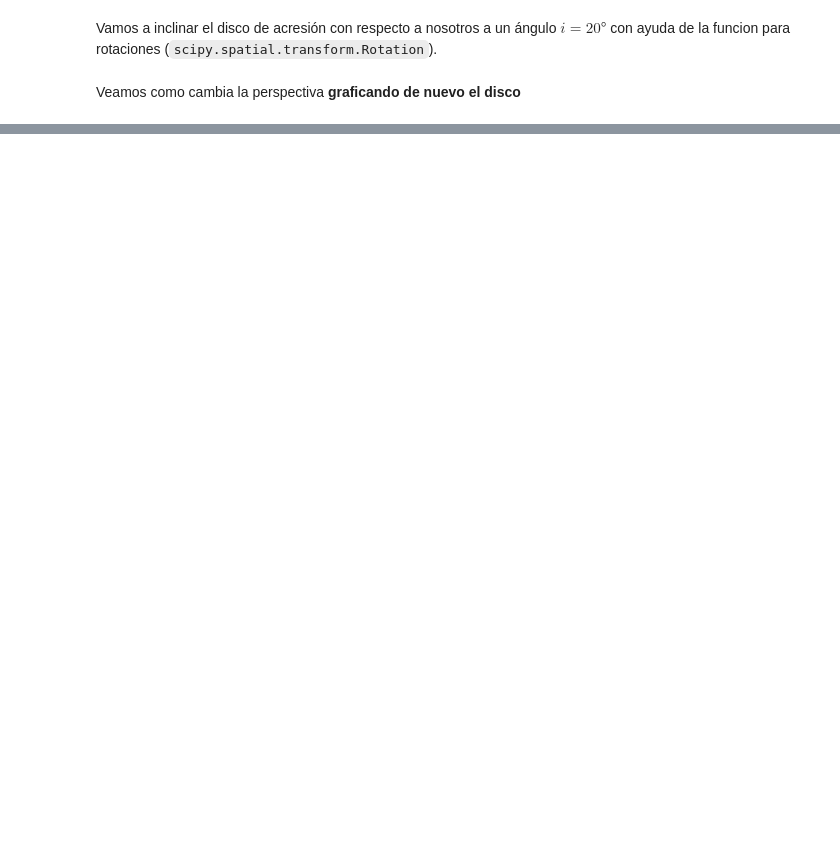
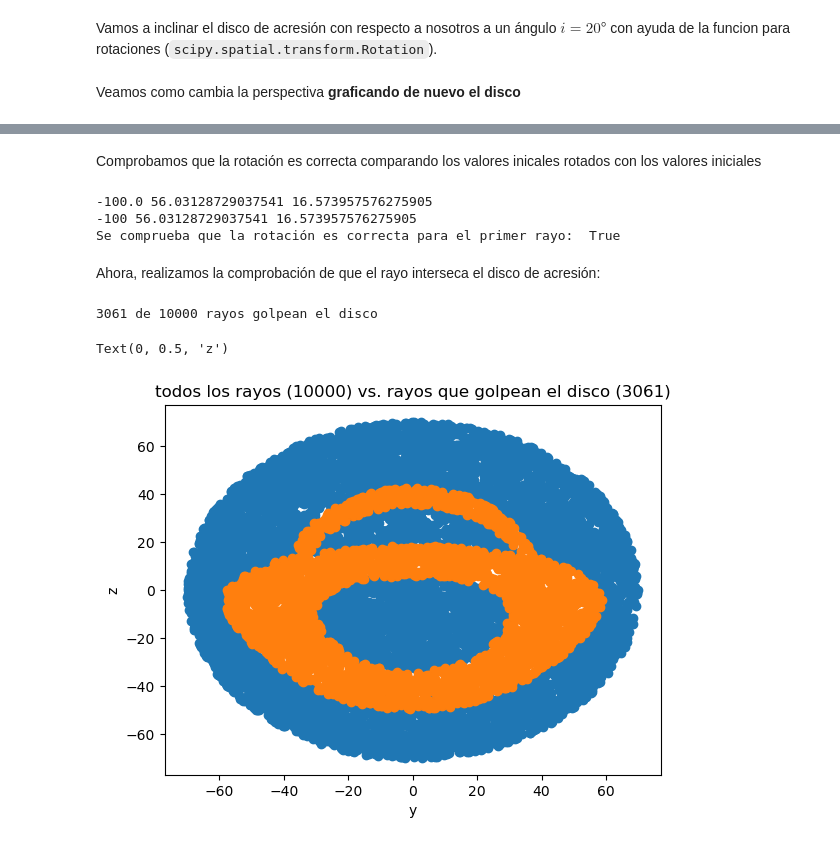
Before and after one commit to davidprez83/Ray_tracing_simulation, a Jupyter notebook: Proyecto_1.ipynb, the cells around one changed output, grey strips where cells are left out. Cells and saved outputs as stored; diff of their text form; code cells hidden in the pictures; blank space fills up the shorter version.

```diff
--- a/Proyecto_1.ipynb
+++ b/Proyecto_1.ipynb
@@ -306,0 +312,5 @@ plt.show()
+# %%
+# Se realiza una funcion de rotacion en el eje x
+R_x_theta = lambda theta: np.array([[1, 0, 0],
+                                    [0, np.cos(theta), -np.sin(theta)],
+                                    [0, np.sin(theta), np.cos(theta)]])
@@ -306,0 +331,55 @@ plt.show()
+# %% [markdown]
+Comprobamos que la rotación es correcta comparando los valores inicales rotados con los valores iniciales
+# %%
+print(xs_rotadas[0][0], ys_rotadas[0][0], zs_rotadas[0][0])
+print(-100, y[0], z[0])
+# Comprobamos que la rotacion es correcta para el primer rayo
+print("Se comprueba que la rotación es correcta para el primer rayo: ", np.allclose(xs_rotadas[0][0], -100) and np.allclose(ys_rotadas[0][0], y[0]) and np.allclose(zs_rotadas[0][0], z[0]))
+# %% [output]
+-100.0 56.03128729037541 16.573957576275905
+-100 56.03128729037541 16.573957576275905
+Se comprueba que la rotación es correcta para el primer rayo:  True
+# %% [markdown]
+Ahora, realizamos la comprobación de que el rayo interseca el disco de acresión:
+# %%
+from scipy.spatial import cKDTree
+
+def intersecta_disco(xs, ys, zs, puntos_disco, d_ave):
+    """
+    Para cada rayo devuelve el radio (respecto al agujero negro) del punto del
+    disco que golpea, o -999 si no lo golpea.
+    xs, ys, zs: listas de arreglos, uno por rayo (trayectorias ya rotadas a 3D)
+    puntos_disco: arreglo (Nd, 3) con el disco ya inclinado
+    """
+
+    N = len(xs)
+    radio_impacto = np.full(N, -999.0)
+    arbol = cKDTree(puntos_disco)            # se construye una sola vez
+
+    for i in range(N):
+        pts = np.column_stack((xs[i], ys[i], zs[i]))
+        # distancia al vecino más cercano de cada punto del rayo;
+        # si no hay ninguno a menos de d_ave, devuelve dist = inf
+        dist, idx = arbol.query(pts, distance_upper_bound=d_ave)
+        golpes = np.where(np.isfinite(dist))[0]
+
+        if golpes.size > 0:
+            primero = golpes[0]              # primer impacto a lo largo del rayo
+            radio_impacto[i] = np.linalg.norm(puntos_disco[idx[primero]])
+
+    return radio_impacto
+
+intersecciones = intersecta_disco(xs_rotadas, ys_rotadas, zs_rotadas, puntos_rotados, d_ave)
+# %%
+golpeo = intersecciones > 0
+print(f"{golpeo.sum()} de {N} rayos golpean el disco")
+# %% [output]
+3061 de 10000 rayos golpean el disco
+# %%
+plt.scatter(y[~golpeo], z[~golpeo], color='tab:blue')
+plt.scatter(y[golpeo],  z[golpeo],  color='tab:orange')
+plt.title(f'todos los rayos ({N}) vs. rayos que golpean el disco ({golpeo.sum()})')
+plt.xlabel('y'); plt.ylabel('z')
+# %% [output]
+Text(0, 0.5, 'z')
+[figure, added]
```
Also changed, not shown: parts of 13 cells of this notebook, 5 other files.
